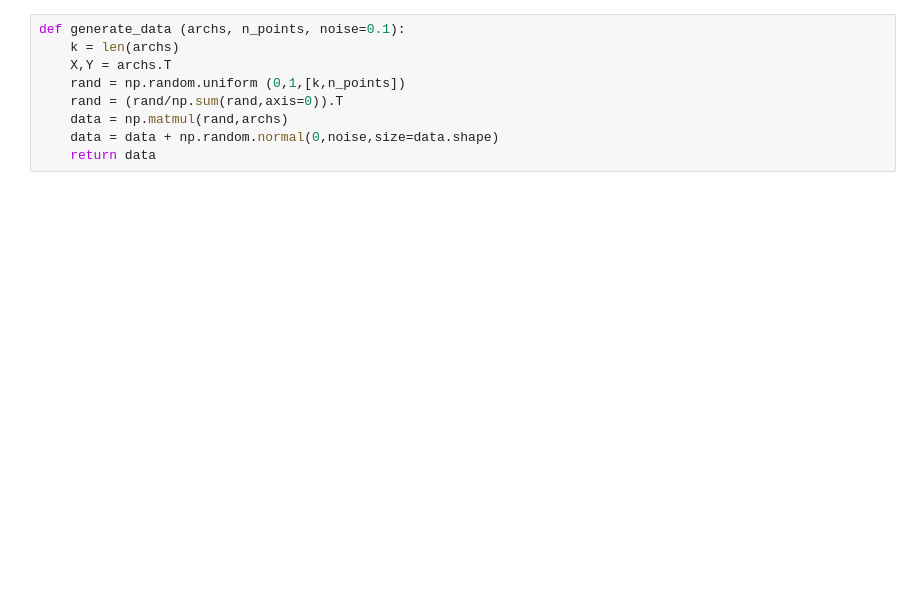
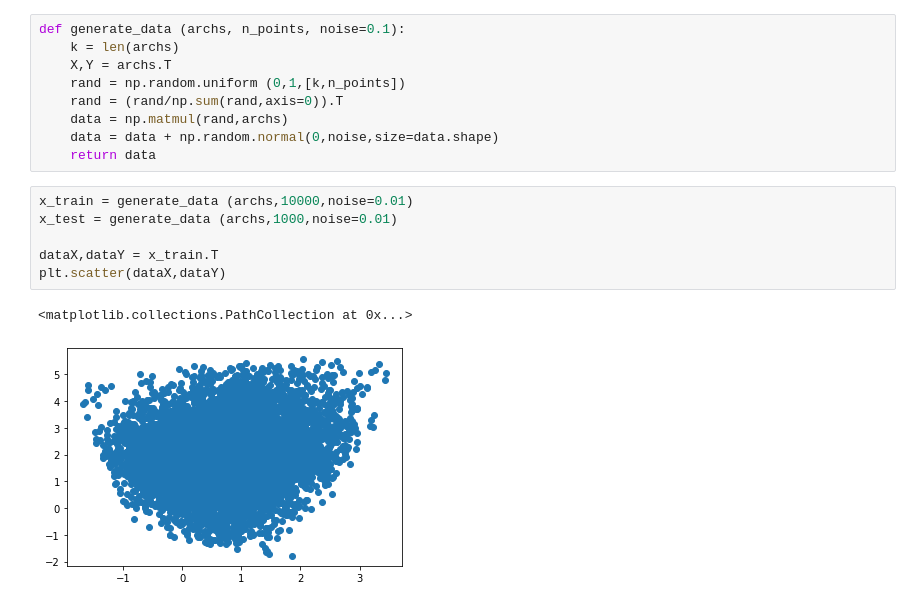
Before and after one commit to luigisbailo/archetype-nets, a Jupyter notebook: archetypes.ipynb, the cells around one changed output. Saved outputs shown, nothing was run; the diff lists cells and outputs as text; blank space fills up the shorter version.

```diff
--- a/archetypes.ipynb
+++ b/archetypes.ipynb
@@ -22,3 +31,12 @@ def generate_data (archs, n_points, noise=0.1):
     data = np.matmul(rand,archs)
     data = data + np.random.normal(0,noise,size=data.shape)
     return data
+# %%
+x_train = generate_data (archs,10000,noise=0.01)
+x_test = generate_data (archs,1000,noise=0.01)
+
+dataX,dataY = x_train.T
+plt.scatter(dataX,dataY)
+# %% [output]
+<matplotlib.collections.PathCollection at 0x...>
+[figure, added]
```
Also changed, not shown: parts of 7 cells of this notebook.
